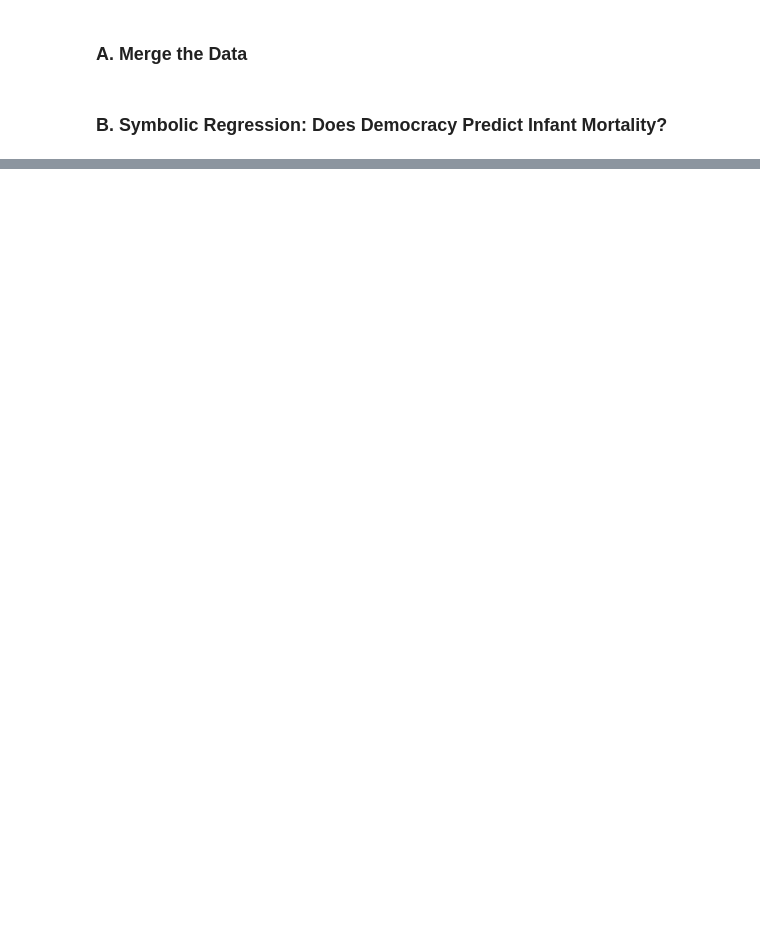
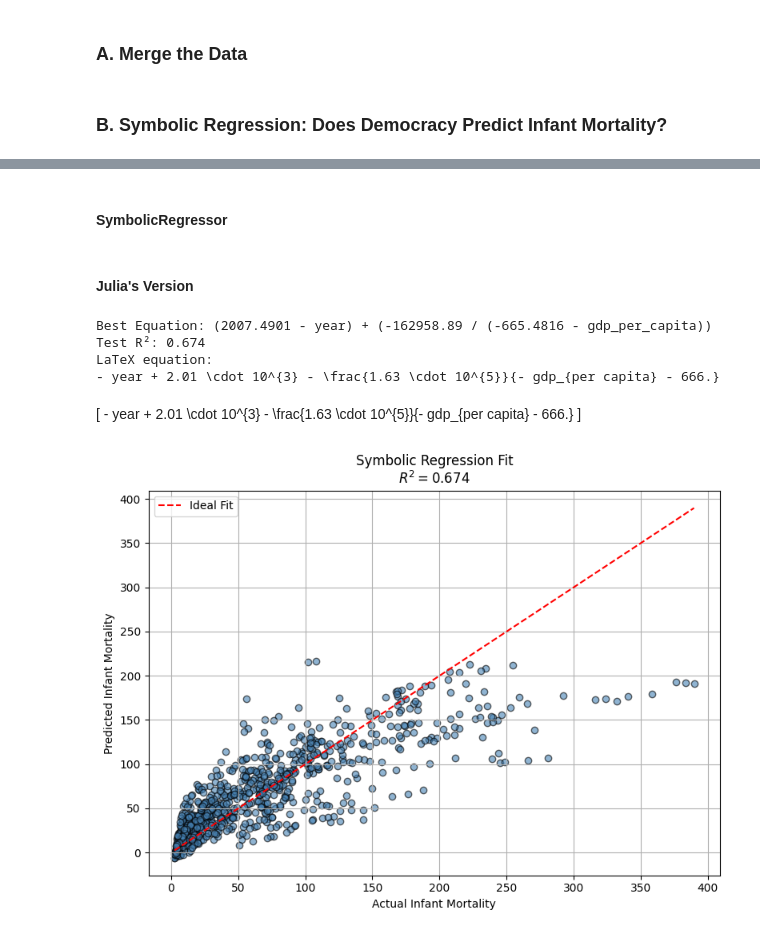
Before and after one commit to DanBaissa/symbolic_regression_polisci, a Jupyter notebook: Symbolic_Regression_Political_Science_Edition.ipynb, the cells around one changed output, grey strips where cells are left out. Saved outputs shown, nothing was run; the diff lists cells and outputs as text; code cells hidden in the pictures; blank space fills up the shorter version.

```diff
--- a/Symbolic_Regression_Political_Science_Edition.ipynb
+++ b/Symbolic_Regression_Political_Science_Edition.ipynb
@@ -148,0 +304,61 @@ print("Test set R^2:", r2_score(yfe_test, yfe_pred))
+# %% [markdown]
+#### SymbolicRegressor
+# %% [markdown]
+#### Julia's Version
+# %%
+from pysr import PySRRegressor
+from sklearn.model_selection import train_test_split
+from sklearn.metrics import r2_score
+from IPython.display import display, Latex
+
+feature_names = ['polity', 'gdp_per_capita', 'year', 'pop_density']
+X = df[feature_names].values
+y = df["inf_mort"].values
+
+X_train, X_test, y_train, y_test = train_test_split(X, y, test_size=0.3, random_state=1)
+
+model = PySRRegressor(
+    niterations=40,
+    model_selection="best",
+    verbosity=0,
+    parsimony=0.001
+)
+
+model.fit(X_train, y_train, variable_names=feature_names)
+
+best_eq = model.get_best().equation
+r2 = model.score(X_test, y_test)
+latex_eq = model.latex(precision=3)
+# %%
+print(f"Best Equation: {best_eq}")
+print(f"Test R²: {r2:.3f}")
+print("LaTeX equation:")
+print(latex_eq)
+
+# Display nicely in notebook
+display(Latex(f"\\[ {latex_eq} \\]"))
+# %% [output]
+Best Equation: (2007.4901 - year) + (-162958.89 / (-665.4816 - gdp_per_capita))
+Test R²: 0.674
+LaTeX equation:
+- year + 2.01 \cdot 10^{3} - \frac{1.63 \cdot 10^{5}}{- gdp_{per capita} - 666.}
+\[ - year + 2.01 \cdot 10^{3} - \frac{1.63 \cdot 10^{5}}{- gdp_{per capita} - 666.} \]
+# %%
+import matplotlib.pyplot as plt
+
+# Predict on test set
+y_pred = model.predict(X_test)
+
+# Plot actual vs predicted
+plt.figure(figsize=(8, 6))
+plt.scatter(y_test, y_pred, alpha=0.6, color='steelblue', edgecolor='k')
+plt.plot([y_test.min(), y_test.max()], [y_test.min(), y_test.max()], 'r--', label='Ideal Fit')
+plt.xlabel("Actual Infant Mortality")
+plt.ylabel("Predicted Infant Mortality")
+plt.title(f"Symbolic Regression Fit\n$R^2 = {r2:.3f}$")
+plt.legend()
+plt.grid(True)
+plt.tight_layout()
+plt.show()
+# %% [output]
+[figure, added]
```
Also changed, not shown: parts of 15 cells of this notebook.
